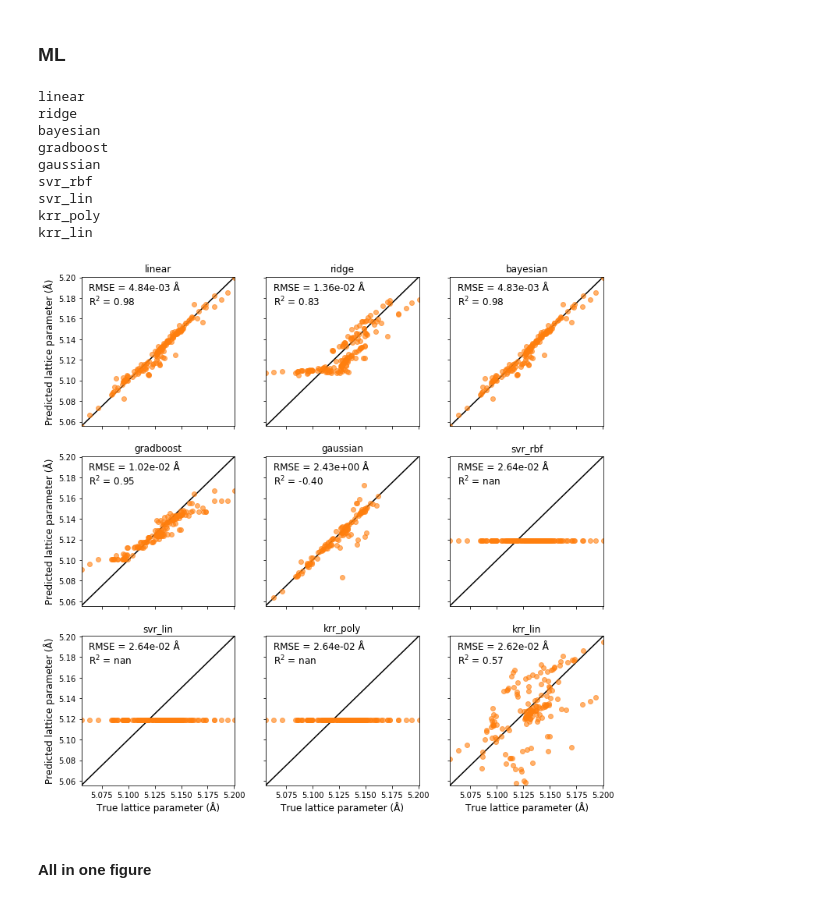
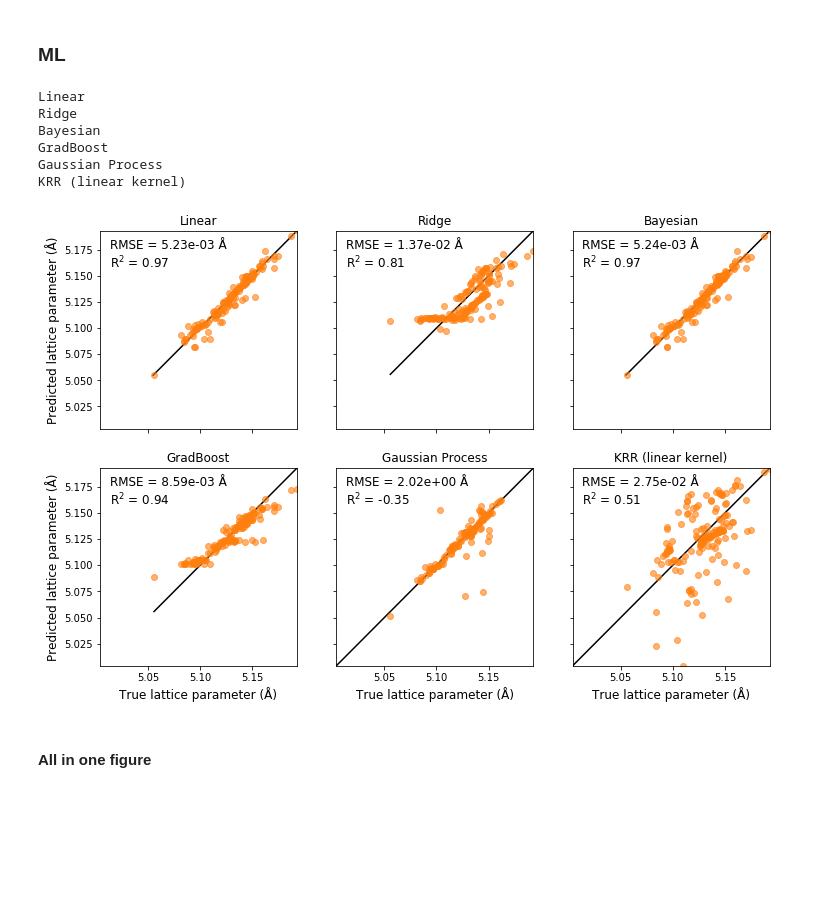
Before and after one commit to dskoda/smceramics, a Jupyter notebook: regressors.ipynb, the cells around one changed output. Drawn from its saved outputs; the diff is of its cells as text; code cells hidden in the pictures; blank space fills up the shorter version.

```diff
--- a/regressors.ipynb
+++ b/regressors.ipynb
@@ -33,21 +33,21 @@ from sklearn.model_selection import train_test_split
 from sklearn.metrics import mean_squared_error
 # %%
 regressors = {
-    'linear': LinearRegression(),
-    'ridge': Ridge(),
-    'bayesian': BayesianRidge(compute_score=True),
-    'gradboost': GradientBoostingRegressor(**{
+    'Linear': LinearRegression(),
+    'Ridge': Ridge(),
+    'Bayesian': BayesianRidge(compute_score=True),
+    'GradBoost': GradientBoostingRegressor(**{
         'n_estimators': 500,
         'max_depth': 4,
         'min_samples_split': 1.0,
         'learning_rate': 0.01,
         'loss': 'ls'
     }),
-    'gaussian': GaussianProcessRegressor(),
-    'svr_rbf': SVR(kernel='rbf', C=100, gamma=0.1, epsilon=.1),
-    'svr_lin': SVR(kernel='linear'),
-    'krr_poly': SVR(kernel='poly'),
-    'krr_lin': KRR(kernel='linear'),
+    'Gaussian Process': GaussianProcessRegressor(),
+#     'svr_rbf': SVR(kernel='rbf', C=100, gamma=0.1, epsilon=.1),
+#     'svr_lin': SVR(kernel='linear'),
+#     'krr_poly': SVR(kernel='poly'),
+    'KRR (linear kernel)': KRR(kernel='linear'),
 }
 # %%
 X = df[inputs + features].values
@@ -59,54 +59,51 @@ for name, reg in regressors.items():
     print(name)
     reg.fit(Xr, yr)
 # %% [output]
-linear
-ridge
-bayesian
-gradboost
-gaussian
-svr_rbf
-svr_lin
-krr_poly
-krr_lin
+Linear
+Ridge
+Bayesian
+GradBoost
+Gaussian Process
+KRR (linear kernel)
 # %%
-fig, ax_fig = plt.subplots(3, 3, figsize=(12, 12), sharex=True, sharey=True)
+fig, ax_fig = plt.subplots(2, 3, figsize=(12, 8), sharex=True, sharey=True)
 
 for idx, (model, reg) in enumerate(regressors.items()):
     ax = ax_fig[idx // 3, idx % 3]
 
     y_pred = reg.predict(Xt)
     ax.scatter(yt, y_pred, alpha=0.6, c='#ff7f0e')
 
     rmse = np.sqrt(mean_squared_error(yt, y_pred))
     rsq, _ = stats.pearsonr(yt, y_pred)
 
-    lim_min = min(np.min(yt), np.min(y_plot))
-    lim_max = max(np.max(yt), np.max(y_plot))
+    lim_min = min(np.min(yt), np.min(y_pred))
+    lim_max = max(np.max(yt), np.max(y_pred))
     lims = (lim_min, lim_max)
 
     ax.plot(lims, lims, 'k', zorder=-1)
 
     ax.annotate(
         'RMSE = %.2e Å\nR$^2$ = %.2f' % (rmse, rsq),
         (0.05, 0.96),
         xycoords='axes fraction',
         va='top',
         fontsize=12
     )
 
-    if idx // 3 == 2:
+    if idx // 3 == 1:
         ax.set_xlabel('True lattice parameter (Å)', fontsize=12)
 
     if idx % 3 == 0:
         ax.set_ylabel('Predicted lattice parameter (Å)', fontsize=12)
 
     ax.set_title(model)
 
     ax.set_xlim(lims)
     ax.set_ylim(lims)
 plt.show()
 # %% [output]
-[figure, old version]
+[figure, new version]
 # %% [markdown]
 #### All in one figure
 # %%
```
Also changed, not shown: parts of 2 cells of this notebook, 13 other files.
